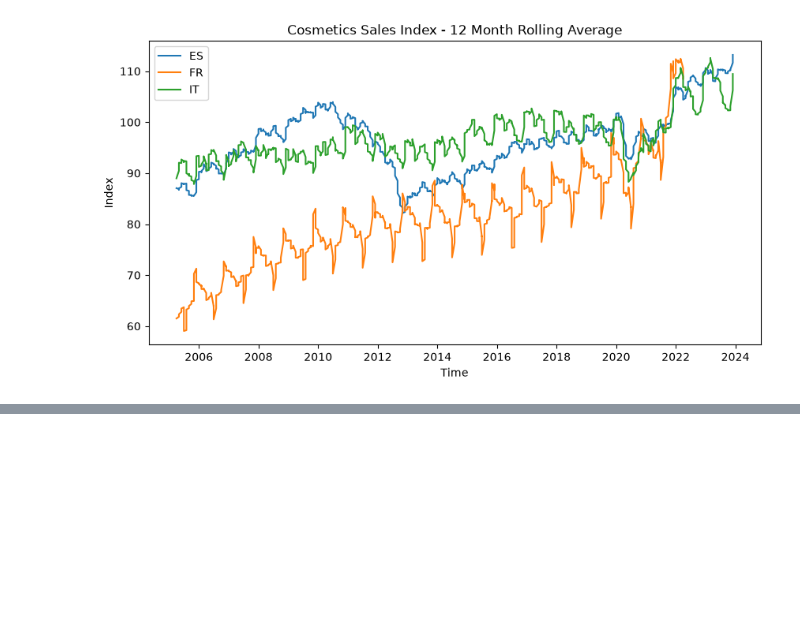
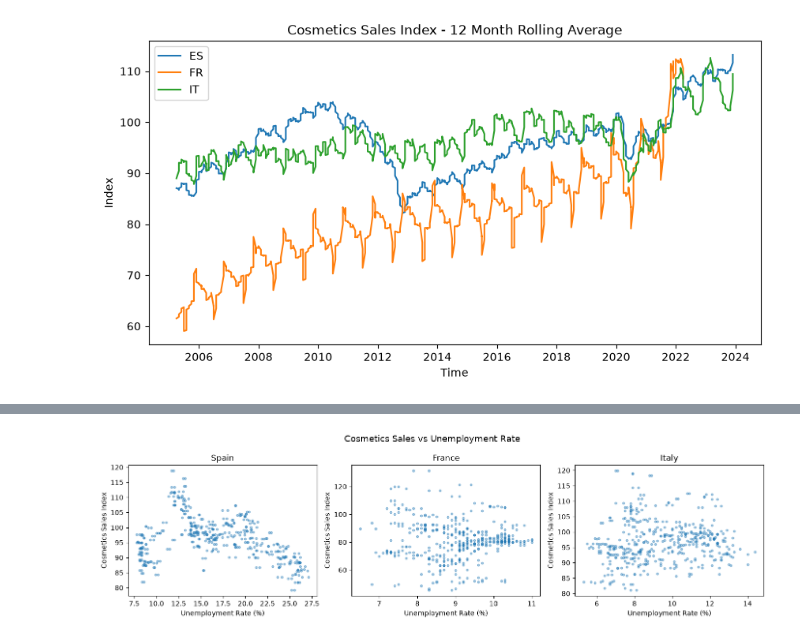
Before and after one commit to paulaperdomomartin18-source/lipstick-effect-europe-, a Jupyter notebook: Analysis.ipynb, the cells around one changed output, grey strips where cells are left out. Cells and saved outputs as stored; diff of their text form; code cells hidden in the pictures; blank space fills up the shorter version.

Commit message:
Add correlation analysis, scatter plot and written interpretation

```diff
--- a/Analysis.ipynb
+++ b/Analysis.ipynb
@@ -149,21 +123,0 @@ plt.show()
-# %%
-fig, (ax1, ax2) = plt.subplots(2, 1, figsize=(12,8), sharex=True)
-for country in cosmetics['geo'].unique():
-    subset=cosmetics[cosmetics['geo']==country].sort_values('TIME_PERIOD')
-    rolling=subset['OBS_VALUE'].rolling(window=12).mean()
-    ax1.plot(subset['TIME_PERIOD'], rolling,label=country)
-
-ax1.set_title("Cosmetics Sales Index - 12 Month Rolling Average")
-ax1.set_ylabel("Index (2021=100)")
-ax1.legend()
-
-for country in ['ES', 'FR', 'IT']:
-    subset=unemp[unemp['geo']==country].sort_values('TIME_PERIOD')
-    ax2.plot(subset['TIME_PERIOD'], subset['OBS_VALUE'], label=country)
-ax2.set_title("Unemployment Rate (%)")
-ax2.set_ylabel("Unemployment %")
-ax2.legend()
-
-plt.tight_layout()
-plt.savefig("images/lipstick_effect.png", dpi=150)
-plt.show()
@@ -174,0 +124,19 @@ SyntaxError: invalid syntax (2807550382.py, line 1)
+# %%
+import matplotlib.pyplot as plt
+
+fig,axes=plt.subplots(1, 3, figsize=(14,4))
+countries = {'ES':'Spain', 'FR':'France', 'IT': 'Italy'}
+
+for ax, (code, name) in zip(axes, countries.items()):
+    subset=merged[merged['geo']==code]
+    ax.scatter(subset['unemployment_rate'], subset['cosmetics_index'], alpha=0.4, s=10)
+    ax.set_title(name)
+    ax.set_xlabel("Unemployment Rate (%)")
+    ax.set_ylabel("Cosmetics Sales Index")
+
+plt.suptitle("Cosmetics Sales vs Unemployment Rate", fontsize=13)
+plt.tight_layout()
+plt.savefig("images/scatter_plot.png", dpi=150)
+plt.show()
+# %% [output]
+[figure, added]
```
Also changed, not shown: parts of 8 cells of this notebook, 2 other files.
